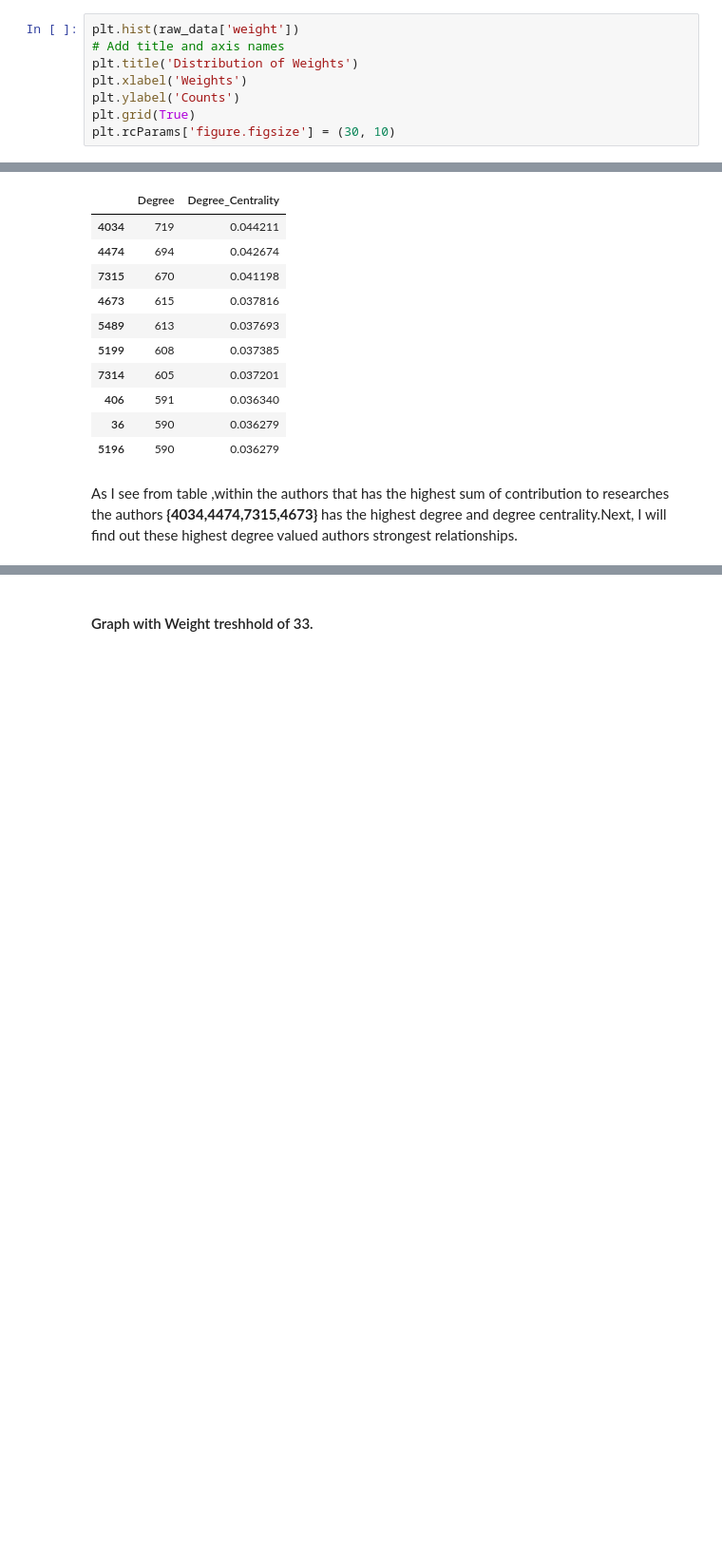
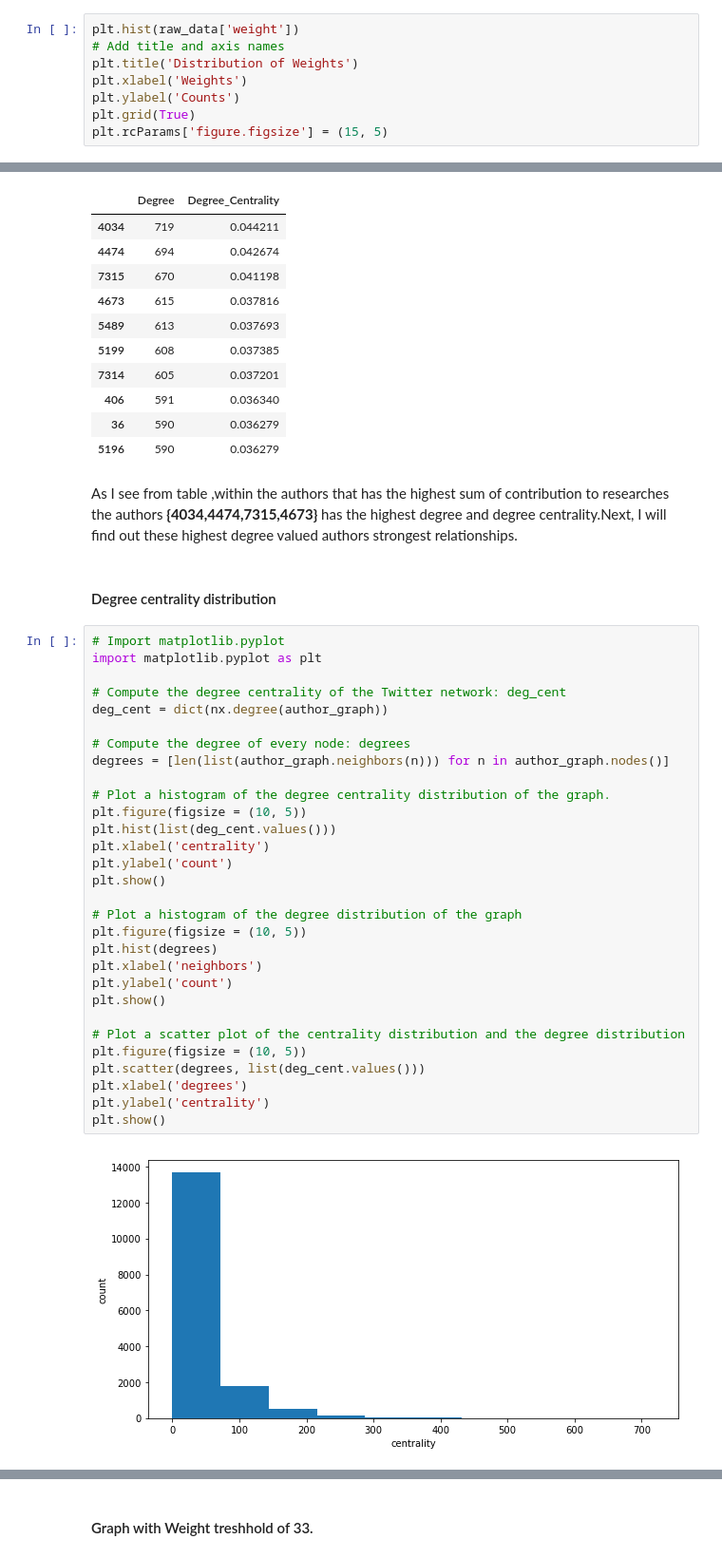
Before and after one commit to gpadmaperuma/DATA620-1, a Jupyter notebook: Project_2/Omer_Project_2.ipynb, the cells around one changed output, grey strips where cells are left out. Shown at 95% size. Cells and saved outputs as stored; diff of their text form; blank space fills up the shorter version.

```diff
--- a/Project_2/Omer_Project_2.ipynb
+++ b/Project_2/Omer_Project_2.ipynb
@@ -82,5 +81,5 @@ plt.title('Distribution of Weights')
 plt.xlabel('Weights')
 plt.ylabel('Counts')
 plt.grid(True)
-plt.rcParams['figure.figsize'] = (30, 10)
+plt.rcParams['figure.figsize'] = (15, 5)
 # %% [output]
@@ -165,3 +167,37 @@ combined.sort_values(by=['Degree', 'Degree_Centrality'], ascending=False).head(1
 | 5196 | 590 | 0.036279 |
 # %% [markdown]
 As I see from table ,within the authors that has the highest sum of contribution to researches the authors **{4034,4474,7315,4673}** has the highest degree and degree centrality.Next, I will find out these highest degree valued authors strongest relationships.
+# %% [markdown]
+#### Degree centrality distribution
+# %%
+# Import matplotlib.pyplot
+import matplotlib.pyplot as plt
+
+# Compute the degree centrality of the Twitter network: deg_cent
+deg_cent = dict(nx.degree(author_graph))
+
+# Compute the degree of every node: degrees
+degrees = [len(list(author_graph.neighbors(n))) for n in author_graph.nodes()]
+
+# Plot a histogram of the degree centrality distribution of the graph.
+plt.figure(figsize = (10, 5))
+plt.hist(list(deg_cent.values()))
+plt.xlabel('centrality')
+plt.ylabel('count')
+plt.show()
+
+# Plot a histogram of the degree distribution of the graph
+plt.figure(figsize = (10, 5))
+plt.hist(degrees)
+plt.xlabel('neighbors')
+plt.ylabel('count')
+plt.show()
+
+# Plot a scatter plot of the centrality distribution and the degree distribution
+plt.figure(figsize = (10, 5))
+plt.scatter(degrees, list(deg_cent.values()))
+plt.xlabel('degrees')
+plt.ylabel('centrality')
+plt.show()
+# %% [output]
+[figure, added]
```
Also changed, not shown: parts of 18 cells of this notebook.
